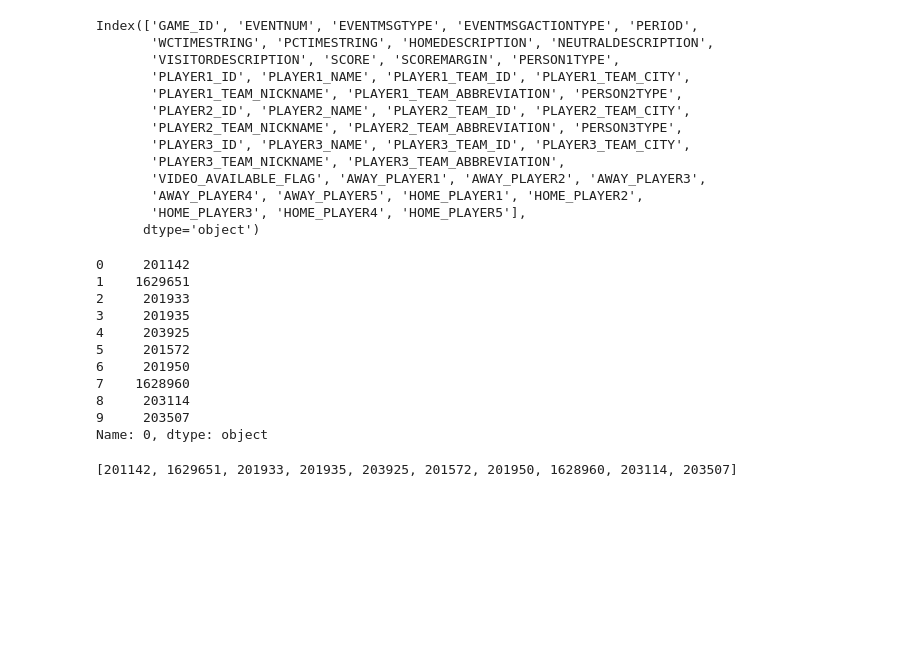
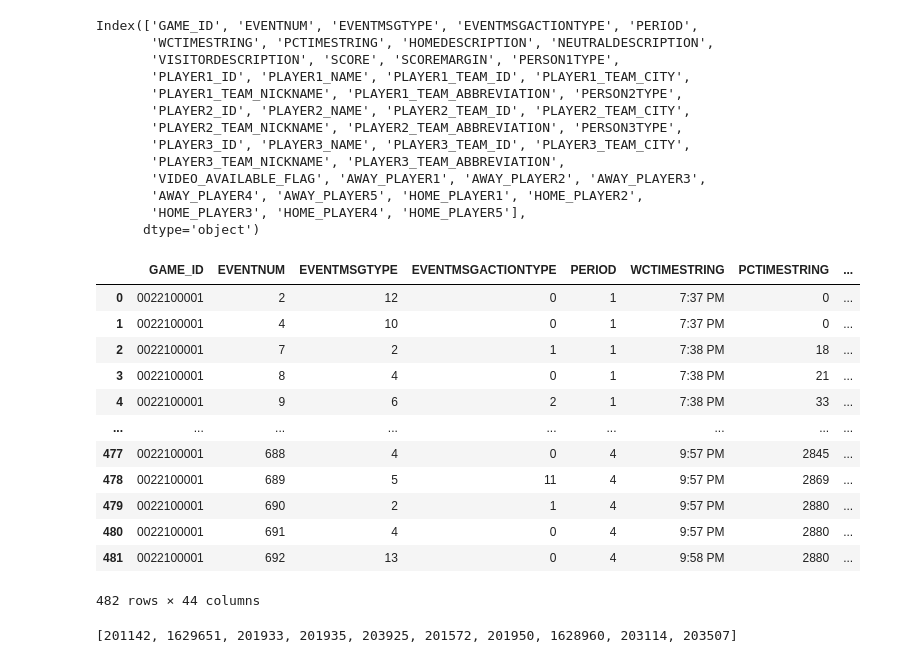
Before and after one commit to DanLeEpicMan/RAPM, a Jupyter notebook: data_pull.ipynb, the cells around one changed output. Cells and saved outputs as stored; diff of their text form; code cells hidden in the pictures; blank space fills up the shorter version.

```diff
--- a/data_pull.ipynb
+++ b/data_pull.ipynb
@@ -40,20 +42,22 @@ Index(['GAME_ID', 'EVENTNUM', 'EVENTMSGTYPE', 'EVENTMSGACTIONTYPE', 'PERIOD',
        'AWAY_PLAYER4', 'AWAY_PLAYER5', 'HOME_PLAYER1', 'HOME_PLAYER2',
        'HOME_PLAYER3', 'HOME_PLAYER4', 'HOME_PLAYER5'],
       dtype='object')
-# %%
-pbp_with_players.iloc[0, 34:].reset_index(drop=True)
-# %% [output]
-0     201142
-1    1629651
-2     201933
-3     201935
-4     203925
-5     201572
-6     201950
-7    1628960
-8     203114
-9     203507
-Name: 0, dtype: object
+# %%
+pbp_with_players
+# %% [output]
+|  | GAME_ID | EVENTNUM | EVENTMSGTYPE | EVENTMSGACTIONTYPE | PERIOD | WCTIMESTRING | PCTIMESTRING | ... |
+| 0 | 0022100001 | 2 | 12 | 0 | 1 | 7:37 PM | 0 | ... |
+| 1 | 0022100001 | 4 | 10 | 0 | 1 | 7:37 PM | 0 | ... |
+| 2 | 0022100001 | 7 | 2 | 1 | 1 | 7:38 PM | 18 | ... |
+| 3 | 0022100001 | 8 | 4 | 0 | 1 | 7:38 PM | 21 | ... |
+| 4 | 0022100001 | 9 | 6 | 2 | 1 | 7:38 PM | 33 | ... |
+| ... | ... | ... | ... | ... | ... | ... | ... | ... |
+| 477 | 0022100001 | 688 | 4 | 0 | 4 | 9:57 PM | 2845 | ... |
+| 478 | 0022100001 | 689 | 5 | 11 | 4 | 9:57 PM | 2869 | ... |
+| 479 | 0022100001 | 690 | 2 | 1 | 4 | 9:57 PM | 2880 | ... |
+| 480 | 0022100001 | 691 | 4 | 0 | 4 | 9:57 PM | 2880 | ... |
+| 481 | 0022100001 | 692 | 13 | 0 | 4 | 9:58 PM | 2880 | ... |
+482 rows × 44 columns
 # %%
 players_id = list(pbp_with_players.iloc[0, 34:].reset_index(drop=True))
 print(players_id)
```
Also changed, not shown: parts of 6 cells of this notebook, 2 other files.
